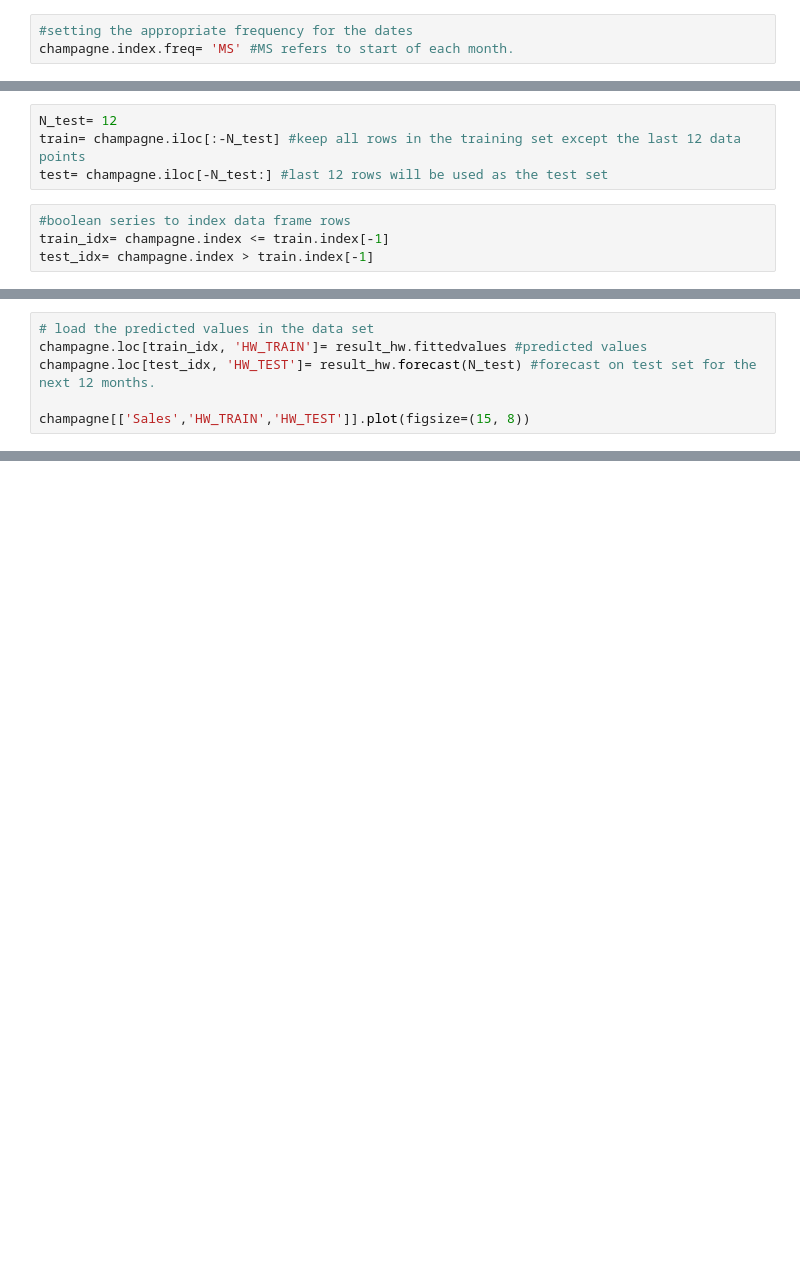
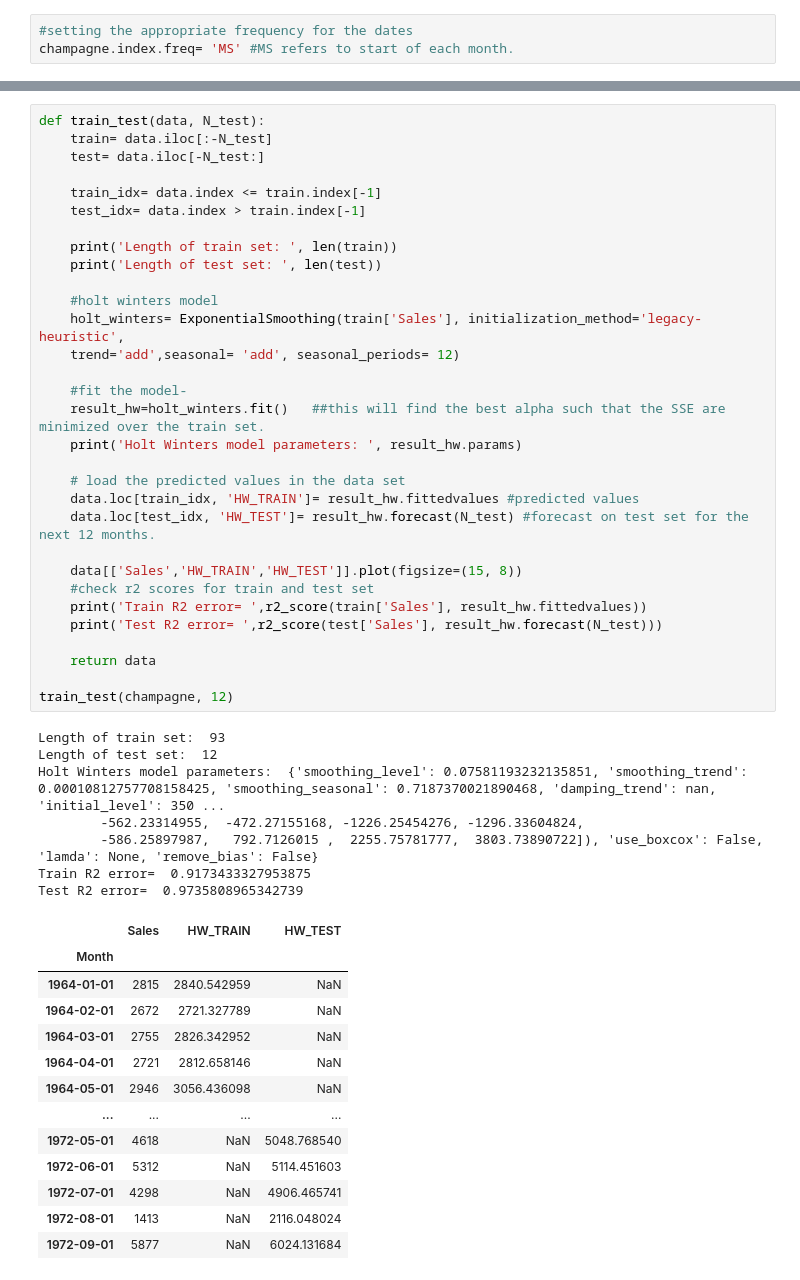
Before and after one commit to Nikita-Pardeshi/Time-Series-Analysis, a Jupyter notebook: Predict Champagne Sales- Holt Winters/Predict Champagne Sales- Holt Winters.ipynb, the cells around one changed output, grey strips where cells are left out. Drawn from its saved outputs; the diff is of its cells as text; blank space fills up the shorter version.

```diff
--- a/Predict Champagne Sales- Holt Winters/Predict Champagne Sales- Holt Winters.ipynb
+++ b/Predict Champagne Sales- Holt Winters/Predict Champagne Sales- Holt Winters.ipynb
@@ -48,8 +47,0 @@ champagne.index.freq= 'MS' #MS refers to start of each month.
-# %%
-N_test= 12
-train= champagne.iloc[:-N_test] #keep all rows in the training set except the last 12 data points
-test= champagne.iloc[-N_test:] #last 12 rows will be used as the test set
-# %%
-#boolean series to index data frame rows
-train_idx= champagne.index <= train.index[-1]
-test_idx= champagne.index > train.index[-1]
@@ -62,6 +47,0 @@ result_hw=holt_winters.fit()
-# %%
-# load the predicted values in the data set
-champagne.loc[train_idx, 'HW_TRAIN']= result_hw.fittedvalues #predicted values
-champagne.loc[test_idx, 'HW_TEST']= result_hw.forecast(N_test) #forecast on test set for the next 12 months.
-
-champagne[['Sales','HW_TRAIN','HW_TEST']].plot(figsize=(15, 8))
@@ -76,0 +50,52 @@ Test R2 error=  0.9735808965342739
+# %%
+def train_test(data, N_test):
+    train= data.iloc[:-N_test]
+    test= data.iloc[-N_test:]
+
+    train_idx= data.index <= train.index[-1]
+    test_idx= data.index > train.index[-1]
+
+    print('Length of train set: ', len(train))
+    print('Length of test set: ', len(test))
+
+    #holt winters model
+    holt_winters= ExponentialSmoothing(train['Sales'], initialization_method='legacy-heuristic',
+    trend='add',seasonal= 'add', seasonal_periods= 12)
+
+    #fit the model-
+    result_hw=holt_winters.fit()   ##this will find the best alpha such that the SSE are minimized over the train set.
+    print('Holt Winters model parameters: ', result_hw.params)
+
+    # load the predicted values in the data set
+    data.loc[train_idx, 'HW_TRAIN']= result_hw.fittedvalues #predicted values
+    data.loc[test_idx, 'HW_TEST']= result_hw.forecast(N_test) #forecast on test set for the next 12 months.
+
+    data[['Sales','HW_TRAIN','HW_TEST']].plot(figsize=(15, 8))
+    #check r2 scores for train and test set
+    print('Train R2 error= ',r2_score(train['Sales'], result_hw.fittedvalues))
+    print('Test R2 error= ',r2_score(test['Sales'], result_hw.forecast(N_test)))
+
+    return data
+
+train_test(champagne, 12)
+# %% [output]
+Length of train set:  93
+Length of test set:  12
+Holt Winters model parameters:  {'smoothing_level': 0.07581193232135851, 'smoothing_trend': 0.00010812757708158425, 'smoothing_seasonal': 0.7187370021890468, 'damping_trend': nan, 'initial_level': 350 ...
+        -562.23314955,  -472.27155168, -1226.25454276, -1296.33604824,
+        -586.25897987,   792.7126015 ,  2255.75781777,  3803.73890722]), 'use_boxcox': False, 'lamda': None, 'remove_bias': False}
+Train R2 error=  0.9173433327953875
+Test R2 error=  0.9735808965342739
+|  | Sales | HW_TRAIN | HW_TEST |
+| Month |  |  |  |
+| 1964-01-01 | 2815 | 2840.542959 | NaN |
+| 1964-02-01 | 2672 | 2721.327789 | NaN |
+| 1964-03-01 | 2755 | 2826.342952 | NaN |
+| 1964-04-01 | 2721 | 2812.658146 | NaN |
+| 1964-05-01 | 2946 | 3056.436098 | NaN |
+| ... | ... | ... | ... |
+| 1972-05-01 | 4618 | NaN | 5048.768540 |
+| 1972-06-01 | 5312 | NaN | 5114.451603 |
+| 1972-07-01 | 4298 | NaN | 4906.465741 |
+| 1972-08-01 | 1413 | NaN | 2116.048024 |
+| 1972-09-01 | 5877 | NaN | 6024.131684 |
```
Also changed, not shown: parts of 7 cells of this notebook.
